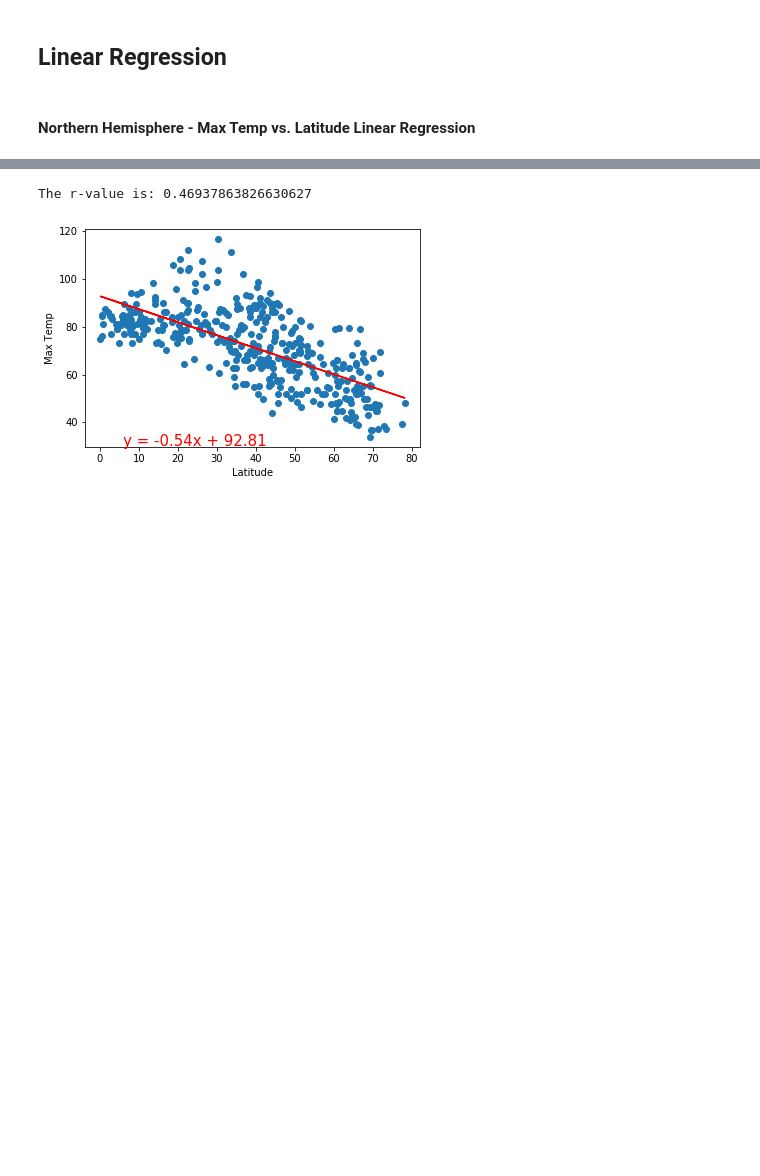
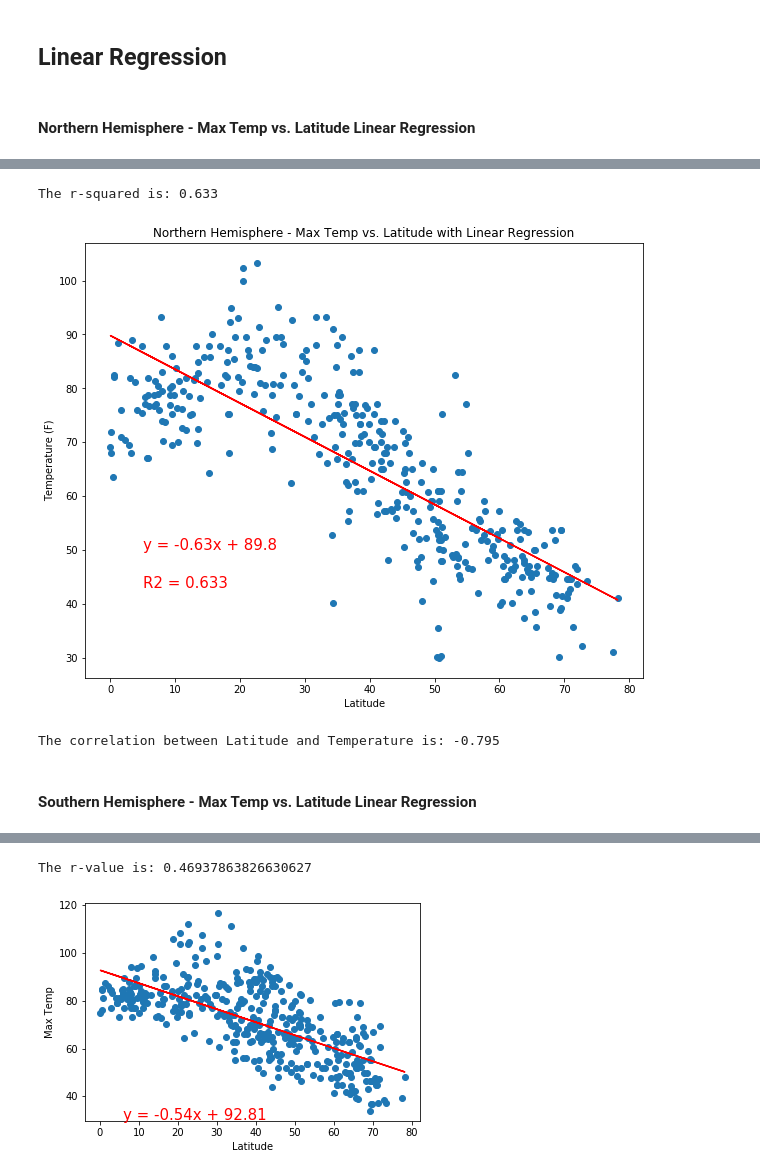
Before and after one commit to lachispa202/06-Python-API-Homework, a Jupyter notebook: WeatherPy.ipynb, the cells around one changed output, grey strips where cells are left out. Saved outputs shown, nothing was run; the diff lists cells and outputs as text; code cells hidden in the pictures; blank space fills up the shorter version.

```diff
--- a/WeatherPy.ipynb
+++ b/WeatherPy.ipynb
@@ -313,3 +302,9 @@ plt.savefig('Latitude_WindSpeed.png', bbox_inches='tight')
 ## Linear Regression
 # %% [markdown]
 ####  Northern Hemisphere - Max Temp vs. Latitude Linear Regression
+# %%
+# Northern Hemisphere
+# Data for X-Axis (Latitude)
+# Northern hemisphere greater than or equal to 0 degrees. Southern hemisphere less than 0 degrees.
+latitude_north_df = city_weather[(city_weather["Latitude"]>=0)]
+latitude_north_df.head()
@@ -315,0 +318,45 @@ plt.savefig('Latitude_WindSpeed.png', bbox_inches='tight')
+# %%
+# Northern Hemisphere - Max Temp vs. Latitude Linear Regression
+
+# Data for X-Axis (latitude)
+northern_latitude_axis = latitude_north_df.groupby(latitude_north_df["City"])["Latitude"].mean()
+northern_latitude_axis
+
+# Data for Y-axis (Max Temp)
+northern_temperature_axis = latitude_north_df.groupby(latitude_north_df["City"])["Max Temperature (F)"].mean()
+northern_temperature_axis
+
+# Run the regression and store each of the returned values
+slope, intercept, rvalue, pvalue, stderr = st.linregress(northern_latitude_axis, nothern_temperature_axis)
+
+# Calculate the predictions for each value of x (latitude)
+regression_values = nothern_latitude_axis * slope + intercept
+
+# store a string version of the linear equation, so we can display it on the plot
+line_eq = "y = " + str(round(slope,2)) + "x + " + str(round(intercept,2))
+
+# Plot observations
+plt.figure(figsize=(10,8))
+plt.scatter(northern_latitude_axis, northern_temperature_axis)
+
+# Plot the regression line
+plt.plot(northern_latitude_axis, regression_values, "red")
+
+# Annotate the plot with the linear equation
+plt.annotate(line_eq, (5, 50), fontsize=15, color="red")
+plt.annotate(f"R2 = {round(rvalue**2,3)}", (5, 43), fontsize=15, color="red")
+plt.title("Northern Hemisphere - Max Temp vs. Latitude with Linear Regression")
+plt.xlabel('Latitude')
+plt.ylabel('Temperature (F)')
+print(f"The r-squared is: {round(rvalue**2,3)}")
+plt.show()
+
+# Calculate the correlation coefficient
+correlation = round(st.pearsonr(northern_latitude_axis, northern_temperature_axis)[0],3)
+print(f"The correlation between Latitude and Temperature is: {correlation}")
+# %% [output]
+The r-squared is: 0.633
+[figure, added]
+The correlation between Latitude and Temperature is: -0.795
+# %% [markdown]
+####  Southern Hemisphere - Max Temp vs. Latitude Linear Regression
```
Also changed, not shown: parts of 34 cells of this notebook, 6 other files.
